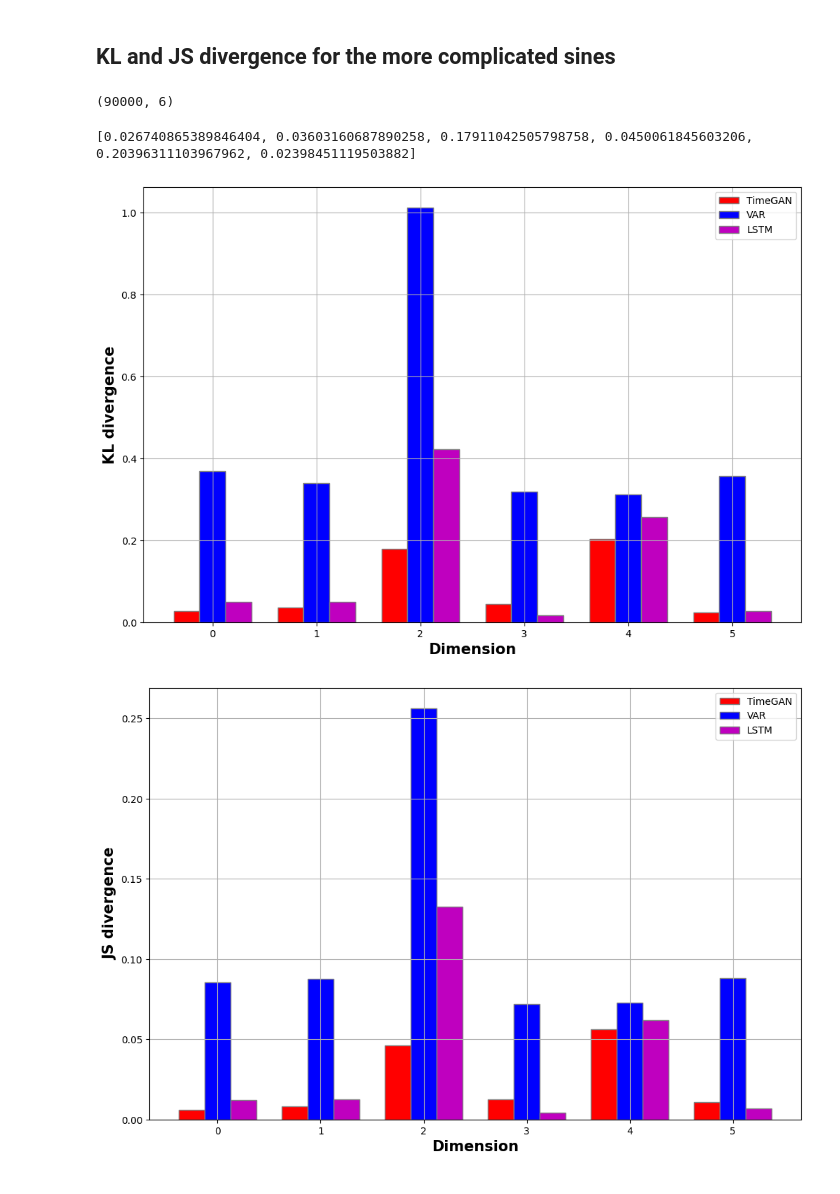
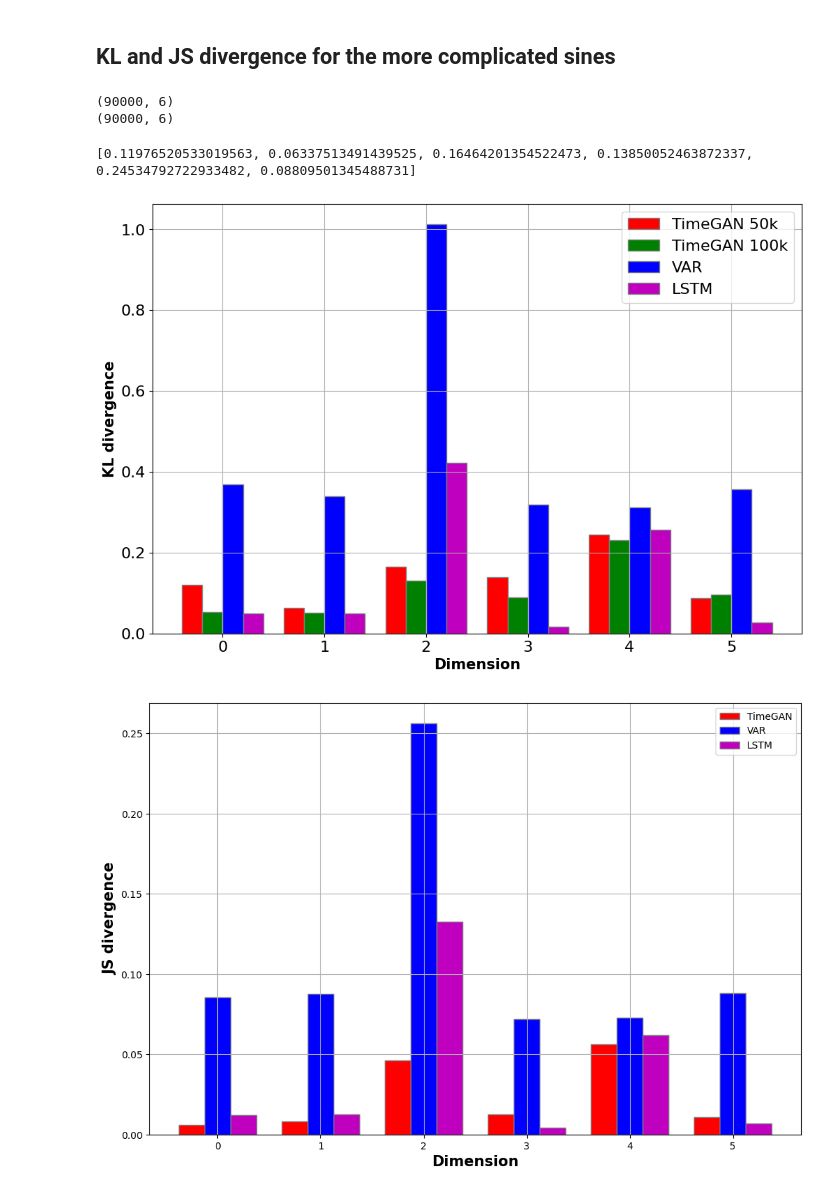
Before and after one commit to fredrikSveen/MSc_time_series_GAN, a Jupyter notebook: statistical_evaluation.ipynb, the cells around one changed output. Saved outputs shown, nothing was run; the diff lists cells and outputs as text; code cells hidden in the pictures.

```diff
--- a/statistical_evaluation.ipynb
+++ b/statistical_evaluation.ipynb
@@ -23,6 +23,7 @@ When we have the pmf of the data, the KL and JS divergence can be calculated dir
 
 I'm also using all of the generated data available, meaning VAR and LSTm only have 1 sequence available to match the statistics of the original data set. However, TimeGAN has 800 sequences available. This let's TimeGAN easier match the statistics of the orignal signal, as it has more room for small variations since the statistics is averaged over all the available data.
 # %%
+plt.rcParams.update({'font.size': 16})
 dim = 4
 scaler = MinMaxScaler()
 ori_df = pd.DataFrame(scaler.fit_transform(np.loadtxt(f'sine_data/sine_123_1000_{dim}.csv', delimiter=',', skiprows=1)))[:200]
@@ -110,28 +111,31 @@ def plot_divergences4(timegan_div, var_div, lstm_div, y_label):
     plt.grid()
     plt.show()
 
-def plot_divergences6(timegan_div, var_div, lstm_div, y_label):
-    barWidth = 1/4
+def plot_divergences6(timegan_div, timegan_100k_div, var_div, lstm_div, y_label):
+    barWidth = 1/5
     fig = plt.subplots(figsize =(12, 8))
 
     # Set position of bar on X axis
     br1 = np.arange(len(timegan_div))
     br2 = [x + barWidth for x in br1]
     br3 = [x + barWidth for x in br2]
+    br4 = [x + barWidth for x in br3]
 
     # Make the plot
     plt.bar(br1, timegan_div, color ='r', width = barWidth,
-            edgecolor ='grey', label ='TimeGAN')
-    plt.bar(br2, var_div, color ='b', width = barWidth,
+            edgecolor ='grey', label ='TimeGAN 50k')
+    plt.bar(br2, timegan_100k_div, color ='g', width = barWidth,
+            edgecolor ='grey', label ='TimeGAN 100k')
+    plt.bar(br3, var_div, color ='b', width = barWidth,
             edgecolor ='grey', label ='VAR')
-    plt.bar(br3,  lstm_div, color ='m', width = barWidth,
+    plt.bar(br4,  lstm_div, color ='m', width = barWidth,
             edgecolor ='grey', label ='LSTM')
 
 
     # Adding Xticks
     plt.xlabel('Dimension', fontweight ='bold', fontsize = 15)
     plt.ylabel(y_label, fontweight ='bold', fontsize = 15)
-    plt.xticks([r + 1*barWidth for r in range(len(timegan_div))],
+    plt.xticks([r + 1.5*barWidth for r in range(len(timegan_div))],
             [str(i) for i in range(len(timegan_div))])
 
     plt.legend()
@@ -168,39 +172,50 @@ scaler = MinMaxScaler()
 ori_comp_df = pd.DataFrame(scaler.fit_transform(np.loadtxt(f'complex_sine_data/comp_sine_123_1000_6.csv', delimiter=',', skiprows=1)))[:200]
 
 
-with open(os.path.join('synthetic_complex_sines', 'timegan', f'comp_syn_sine_50000_6_100_120524_08h13.json'), 'r') as file: #Need to change date and time for each sample
+with open(os.path.join('synthetic_complex_sines', 'timegan', 'reproducable', 'comp_syn_sine_rep_50000_6_100_220524_00h41.json'), 'r') as file: #Need to change date and time for each sample
     y = np.array(json.load(file))
 y = np.reshape(y, (y.shape[0]*y.shape[1], y.shape[2]))
 print(y.shape)
 timegan_comp_df = pd.DataFrame(y)
+
+with open(os.path.join('synthetic_complex_sines', 'timegan', 'reproducable', 'comp_syn_sine_rep_100000_6_100_220524_17h32.json'), 'r') as file: #Need to change date and time for each sample
+    y_100k = np.array(json.load(file))
+y_100k = np.reshape(y_100k, (y_100k.shape[0]*y_100k.shape[1], y_100k.shape[2]))
+print(y_100k.shape)
+timegan_100k_comp_df = pd.DataFrame(y_100k)
+
 var_comp_df = pd.DataFrame(np.loadtxt(f'synthetic_complex_sines/VAR/comp_syn_sine_6_100_120524_13h34.csv', delimiter=',', skiprows=1))
 lstm_comp_df = pd.DataFrame(np.loadtxt(f'synthetic_complex_sines/lstm/comp_syn_sine_6_98_120524_14h15.csv', delimiter=',', skiprows=1))#Need to change date and time for each sample
 
 ori_comp_dists = find_histograms(ori_comp_df)
 timegan_comp_dists = find_histograms(timegan_comp_df)
+timegan_100k_comp_dists = find_histograms(timegan_100k_comp_df)
 var_comp_dists = find_histograms(var_comp_df)
 lstm_comp_dists = find_histograms(lstm_comp_df)
 
 # print(var_comp_dists)
 # %% [output]
 (90000, 6)
+(90000, 6)
 # %%
 # Compute the KL divergence for each distribution
 timegan_comp_kl = dists_kl_div(timegan_comp_dists, ori_comp_dists)
+timegan_100k_comp_kl = dists_kl_div(timegan_100k_comp_dists, ori_comp_dists)
 var_comp_kl = dists_kl_div(var_comp_dists, ori_comp_dists)
 lstm_comp_kl = dists_kl_div(lstm_comp_dists, ori_comp_dists)
 
 # Compute the JS divergence for each distribution
 timegan_comp_js = dists_js_div(timegan_comp_dists, ori_comp_dists)
+timegan_100k_comp_js = dists_js_div(timegan_100k_comp_dists, ori_comp_dists)
 var_comp_js = dists_js_div(var_comp_dists, ori_comp_dists)
 lstm_comp_js = dists_js_div(lstm_comp_dists, ori_comp_dists)
 print(timegan_comp_kl)
 # %% [output]
-[0.026740865389846404, 0.03603160687890258, 0.17911042505798758, 0.0450061845603206, 0.20396311103967962, 0.02398451119503882]
+[0.11976520533019563, 0.06337513491439525, 0.16464201354522473, 0.13850052463872337, 0.24534792722933482, 0.08809501345488731]
 # %%
-plot_divergences6(timegan_comp_kl, var_comp_kl, lstm_comp_kl, "KL divergence")
+plot_divergences6(timegan_comp_kl, timegan_100k_comp_kl, var_comp_kl, lstm_comp_kl, "KL divergence")
 # %% [output]
-[figure, old version]
+[figure, new version]
 # %%
 plot_divergences6(timegan_comp_js, var_comp_js, lstm_comp_js, "JS divergence")
 # %% [output]
```
Also changed, not shown: parts of 1 cell of this notebook, 6 other files.
